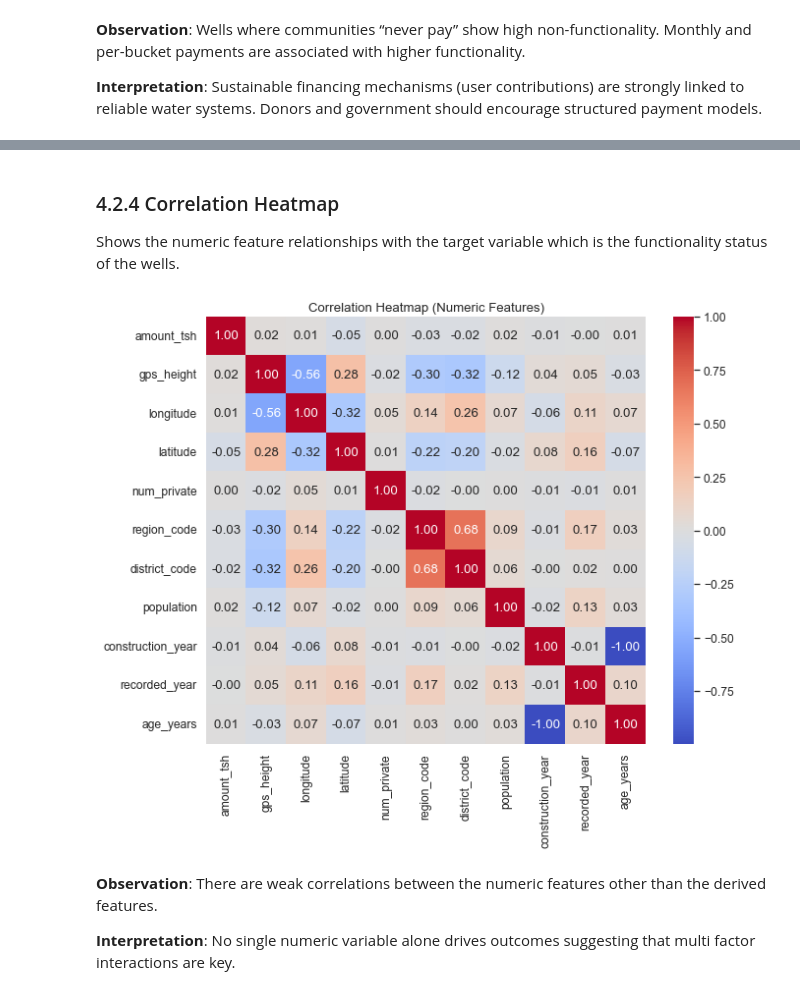
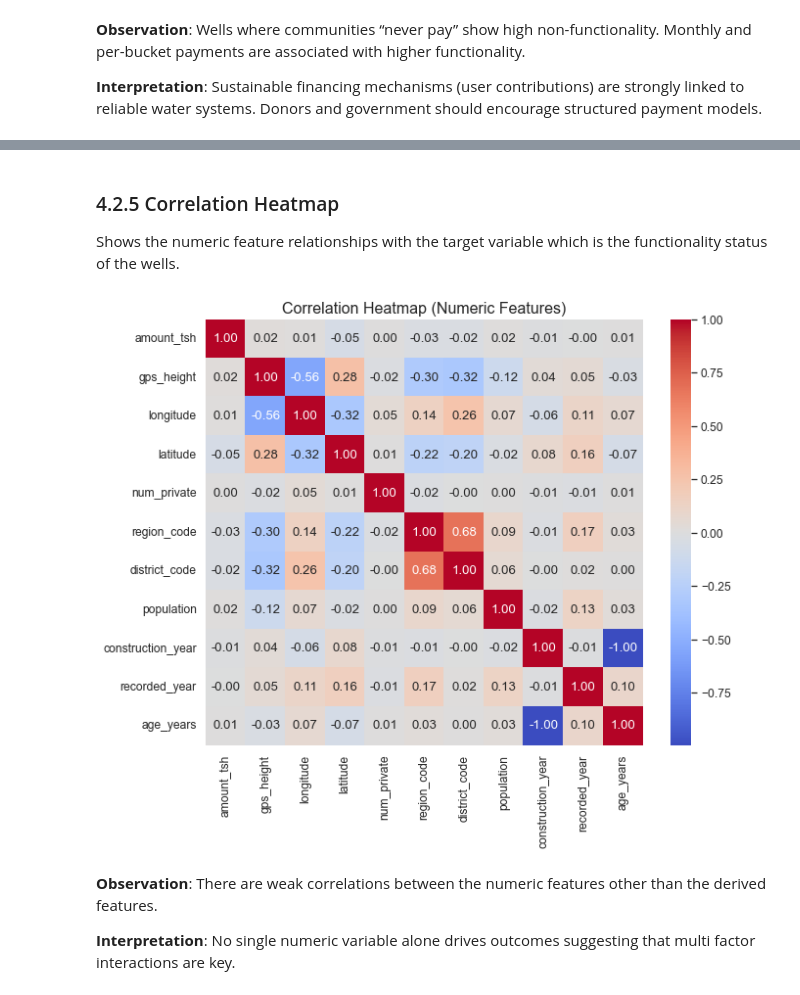
Before and after one commit to HuldahCR/Tanzanian_Water_Well_Risk_Model, a Jupyter notebook: notebooks/Tanzanian_Water_Well_Modeling.ipynb, the cells around one changed output, grey strips where cells are left out. Cells and saved outputs as stored; diff of their text form; code cells hidden in the pictures.

```diff
--- a/notebooks/Tanzanian_Water_Well_Modeling.ipynb
+++ b/notebooks/Tanzanian_Water_Well_Modeling.ipynb
@@ -1852,14 +1897,14 @@ plt.show()
 # %% [markdown]
-### 4.2.4 Correlation Heatmap
+### 4.2.5 Correlation Heatmap
 
 Shows the numeric feature relationships with the target variable which is the functionality status of the wells.
 # %%
 plt.figure(figsize=(10,8))
 sns.heatmap(train_df1.corr(), annot=True, fmt=".2f", cmap= "coolwarm")
-plt.title("Correlation Heatmap (Numeric Features)")
+plt.title("Correlation Heatmap (Numeric Features)", fontsize=16)
 plt.show()
 # %% [output]
-[figure, old version]
+[figure, new version]
 # %% [markdown]
 **Observation**: There are weak correlations between the numeric features other than the derived features.
 
```
Also changed, not shown: parts of 80 cells of this notebook.
